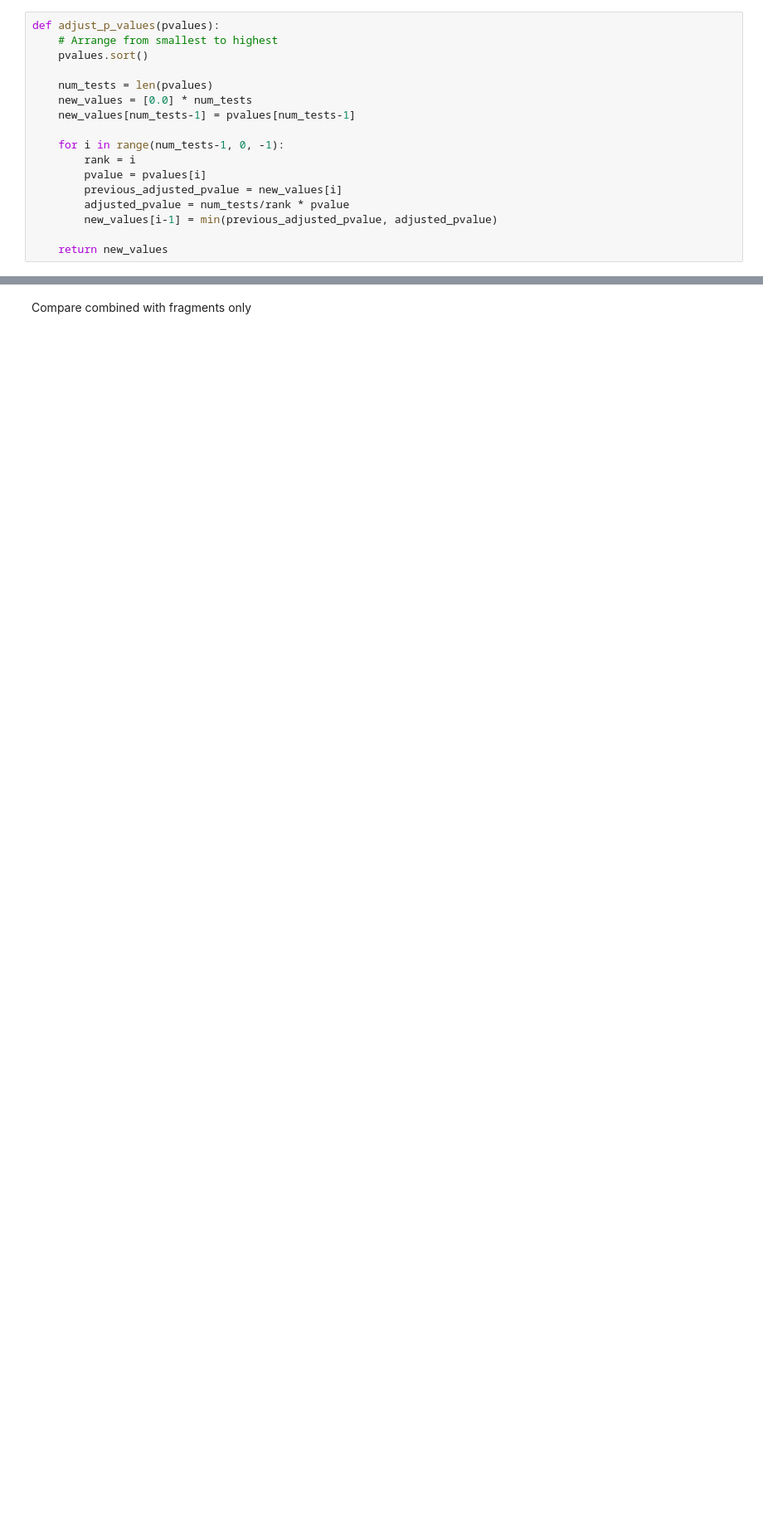
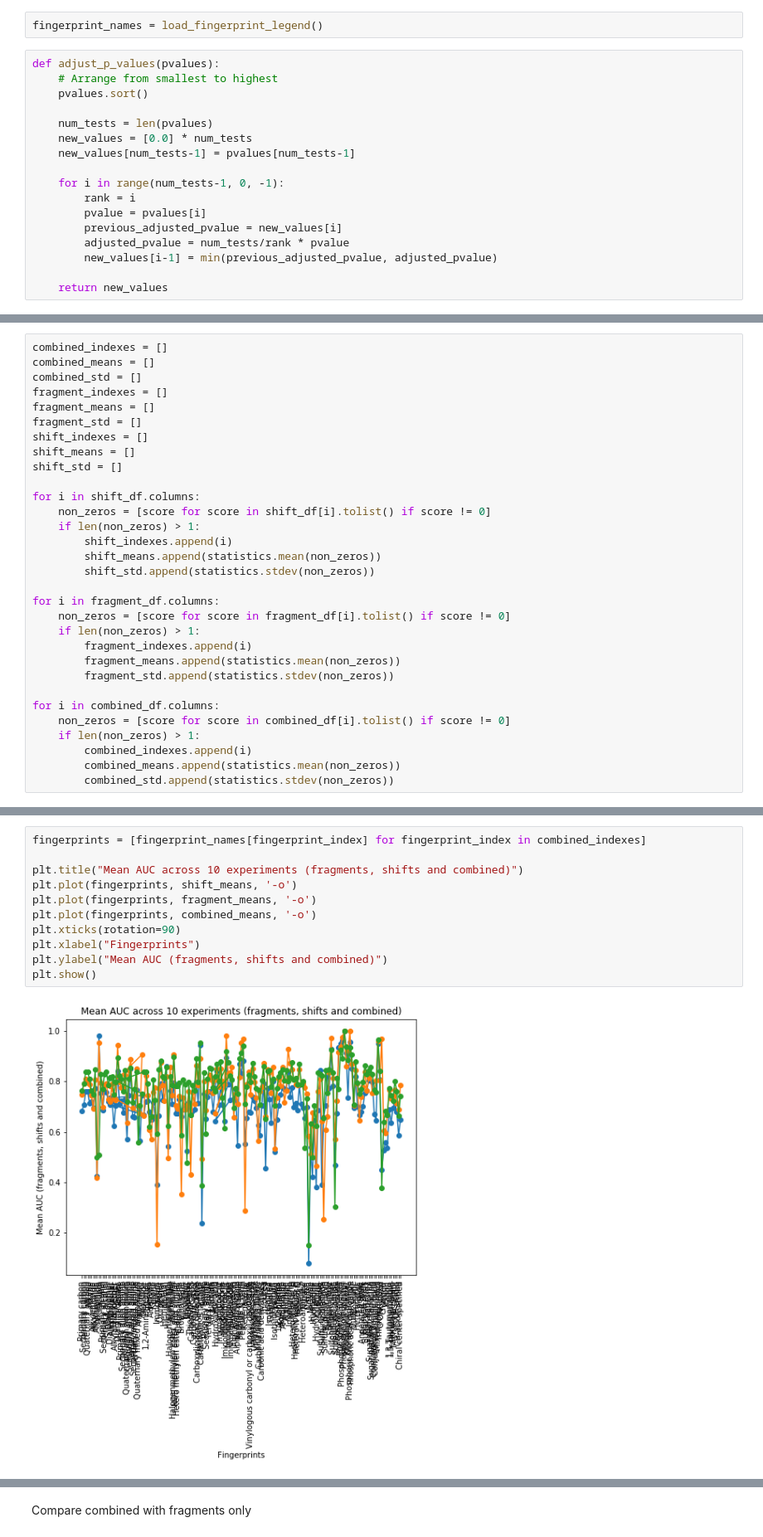
Before and after one commit to sdrogers/nnpredict, a Jupyter notebook: Code/Python/Shifts_vs_NoShifts_2.ipynb, the cells around one changed output, grey strips where cells are left out. Shown at 83% size. Drawn from its saved outputs; the diff is of its cells as text; blank space fills up the shorter version.

Commit message:
able to show the stats, graph and stat test

```diff
--- a/Code/Python/Shifts_vs_NoShifts_2.ipynb
+++ b/Code/Python/Shifts_vs_NoShifts_2.ipynb
@@ -235,3 +236,5 @@ Done
+# %%
+fingerprint_names = load_fingerprint_legend()
 # %%
 def adjust_p_values(pvalues):
     # Arrange from smallest to highest
@@ -282,0 +288,31 @@ for file in combined_filenames:
+# %%
+combined_indexes = []
+combined_means = []
+combined_std = []
+fragment_indexes = []
+fragment_means = []
+fragment_std = []
+shift_indexes = []
+shift_means = []
+shift_std = []
+
+for i in shift_df.columns:
+    non_zeros = [score for score in shift_df[i].tolist() if score != 0]
+    if len(non_zeros) > 1:
+        shift_indexes.append(i)
+        shift_means.append(statistics.mean(non_zeros))
+        shift_std.append(statistics.stdev(non_zeros))
+
+for i in fragment_df.columns:
+    non_zeros = [score for score in fragment_df[i].tolist() if score != 0]
+    if len(non_zeros) > 1:
+        fragment_indexes.append(i)
+        fragment_means.append(statistics.mean(non_zeros))
+        fragment_std.append(statistics.stdev(non_zeros))
+
+for i in combined_df.columns:
+    non_zeros = [score for score in combined_df[i].tolist() if score != 0]
+    if len(non_zeros) > 1:
+        combined_indexes.append(i)
+        combined_means.append(statistics.mean(non_zeros))
+        combined_std.append(statistics.stdev(non_zeros))
@@ -282,0 +325,13 @@ for file in combined_filenames:
+# %%
+fingerprints = [fingerprint_names[fingerprint_index] for fingerprint_index in combined_indexes]
+
+plt.title("Mean AUC across 10 experiments (fragments, shifts and combined)")
+plt.plot(fingerprints, shift_means, '-o')
+plt.plot(fingerprints, fragment_means, '-o')
+plt.plot(fingerprints, combined_means, '-o')
+plt.xticks(rotation=90)
+plt.xlabel("Fingerprints")
+plt.ylabel("Mean AUC (fragments, shifts and combined)")
+plt.show()
+# %% [output]
+[figure, added]
```
Also changed, not shown: parts of 23 cells of this notebook.
